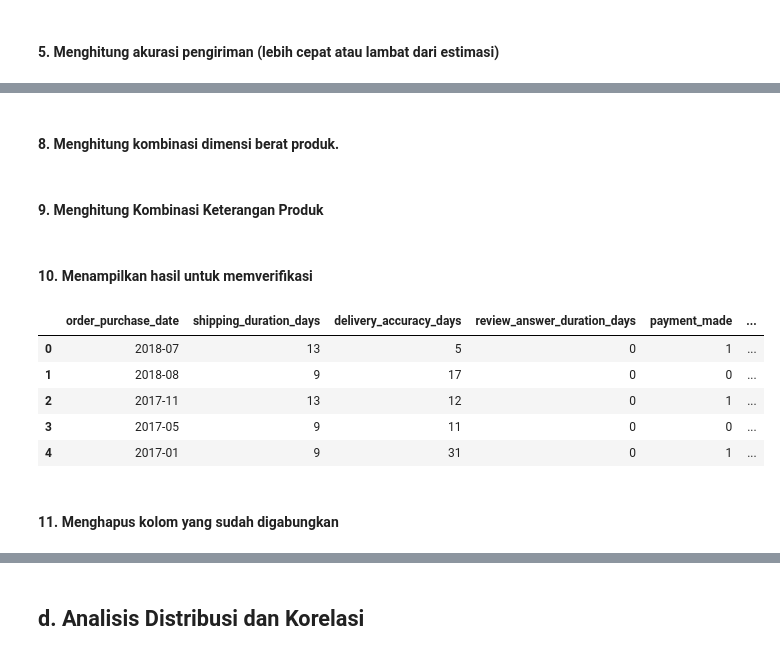
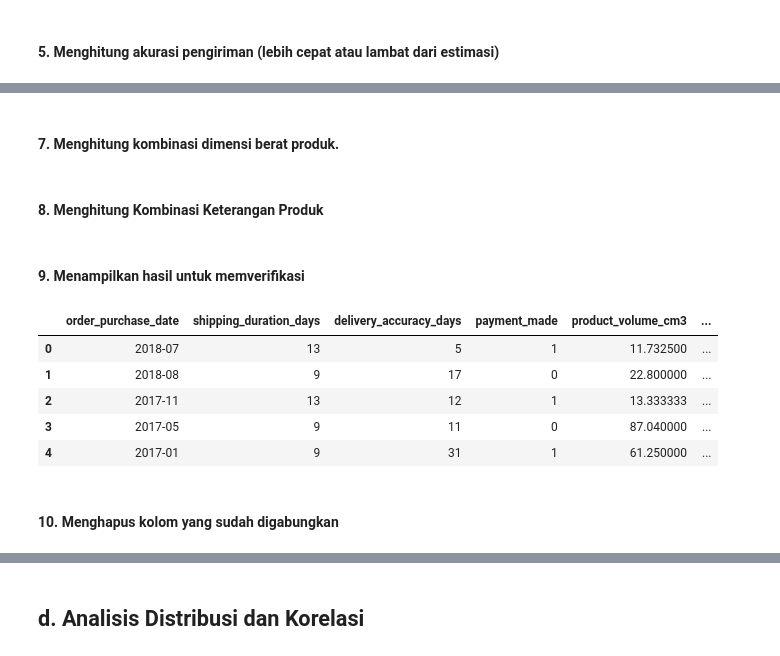
Before and after one commit to yoshioakio/Products-Analysis, a Jupyter notebook: Clustering_Unsupervised_Learning.ipynb, the cells around one changed output, grey strips where cells are left out. Cells and saved outputs as stored; diff of their text form; code cells hidden in the pictures.

```diff
--- a/Clustering_Unsupervised_Learning.ipynb
+++ b/Clustering_Unsupervised_Learning.ipynb
@@ -115,6 +115,7 @@ ecoms_df.drop(columns=[
     'seller_id','order_approved_at', 'order_delivered_carrier_date',
     'shipping_limit_date', 'product_category_name',
     'seller_zip_code_prefix', 'seller_city', 'seller_state',
+    'review_creation_date','review_answer_timestamp',
     'payment_type', 'payment_value'
 ], inplace=True)
 # %%
@@ -133,8 +134,6 @@ ecoms_df.head()
 ecoms_df['order_purchase_timestamp'] = pd.to_datetime(ecoms_df['order_purchase_timestamp'])
 ecoms_df['order_delivered_customer_date'] = pd.to_datetime(ecoms_df['order_delivered_customer_date'])
 ecoms_df['order_estimated_delivery_date'] = pd.to_datetime(ecoms_df['order_estimated_delivery_date'])
-ecoms_df['review_creation_date'] = pd.to_datetime(ecoms_df['review_creation_date'], format='%Y-%m-%d', errors='coerce')
-ecoms_df['review_answer_timestamp'] = pd.to_datetime(ecoms_df['review_answer_timestamp'])
 # %%
 ecoms_df.info()
 # %% [output]
@@ -178,4 +176,0 @@ ecoms_df['delivery_accuracy_days'] = (
-# %%
-ecoms_df['review_answer_duration_days'] = (
-    ecoms_df['review_answer_timestamp'] - ecoms_df['review_creation_date']
-).dt.days.fillna(0).astype(int)
@@ -186,28 +179,28 @@ ecoms_df['payment_made'] = (
     ecoms_df['payment_installments'] - ecoms_df['payment_sequential']
 ).apply(lambda x: 1 if x == 0 else 0)
 # %% [markdown]
-#### 8. Menghitung kombinasi dimensi berat produk.
+#### 7. Menghitung kombinasi dimensi berat produk.
 # %%
 ecoms_df['product_volume_cm3'] = (
     (ecoms_df['product_length_cm'] * ecoms_df['product_height_cm'] * ecoms_df['product_width_cm']) / ecoms_df['product_weight_g']
 )
 # %% [markdown]
-#### 9. Menghitung Kombinasi Keterangan Produk
+#### 8. Menghitung Kombinasi Keterangan Produk
 # %%
 ecoms_df['product_complexity'] = (
     ecoms_df['product_name_lenght'] + ecoms_df['product_description_lenght'] + ecoms_df['product_photos_qty']
 )
 # %% [markdown]
-#### 10. Menampilkan hasil untuk memverifikasi
+#### 9. Menampilkan hasil untuk memverifikasi
 # %%
-ecoms_df[['order_purchase_date', 'shipping_duration_days', 'delivery_accuracy_days', 'review_answer_duration_days', 'payment_made', 'product_volume_cm3', 'product_complexity']].head()
+ecoms_df[['order_purchase_date', 'shipping_duration_days', 'delivery_accuracy_days', 'payment_made', 'product_volume_cm3', 'product_complexity']].head()
 # %% [output]
-|  | order_purchase_date | shipping_duration_days | delivery_accuracy_days | review_answer_duration_days | payment_made | ... |
-| 0 | 2018-07 | 13 | 5 | 0 | 1 | ... |
-| 1 | 2018-08 | 9 | 17 | 0 | 0 | ... |
-| 2 | 2017-11 | 13 | 12 | 0 | 1 | ... |
-| 3 | 2017-05 | 9 | 11 | 0 | 0 | ... |
-| 4 | 2017-01 | 9 | 31 | 0 | 1 | ... |
+|  | order_purchase_date | shipping_duration_days | delivery_accuracy_days | payment_made | product_volume_cm3 | ... |
+| 0 | 2018-07 | 13 | 5 | 1 | 11.732500 | ... |
+| 1 | 2018-08 | 9 | 17 | 0 | 22.800000 | ... |
+| 2 | 2017-11 | 13 | 12 | 1 | 13.333333 | ... |
+| 3 | 2017-05 | 9 | 11 | 0 | 87.040000 | ... |
+| 4 | 2017-01 | 9 | 31 | 1 | 61.250000 | ... |
 # %% [markdown]
-#### 11. Menghapus kolom yang sudah digabungkan
+#### 10. Menghapus kolom yang sudah digabungkan
 # %%
```
Also changed, not shown: parts of 16 cells of this notebook, 1 other file.
